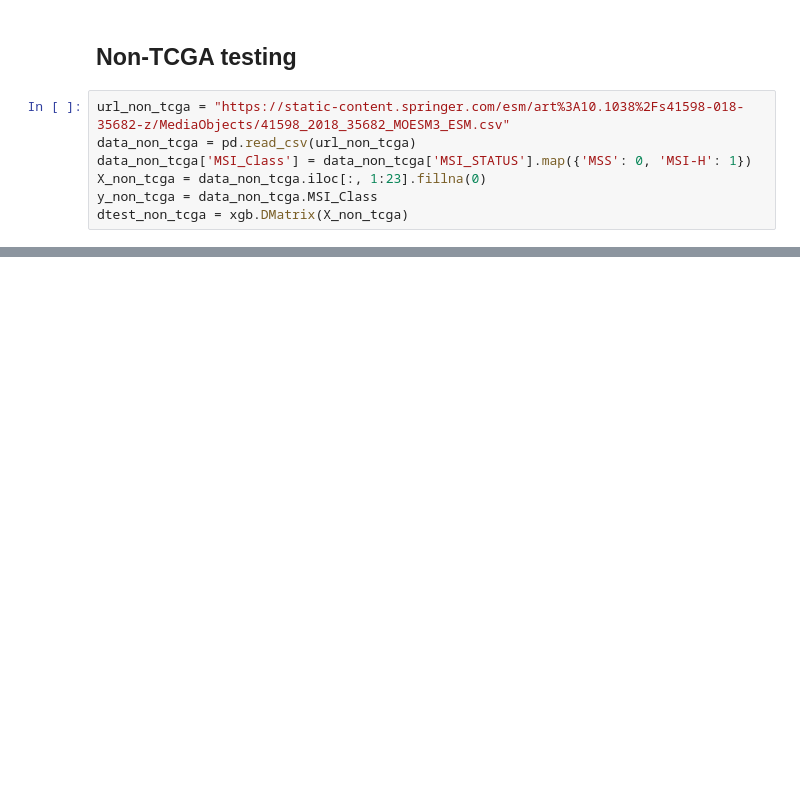
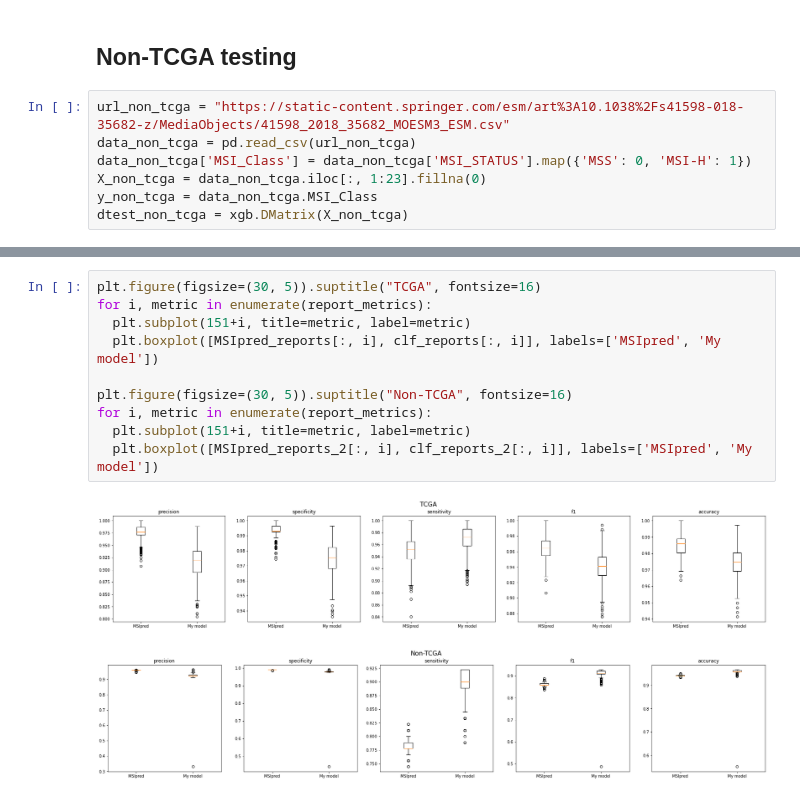
Before and after one commit to ThewBear/biomedical-engineering, a Jupyter notebook: MSIpred2.ipynb, the cells around one changed output, grey strips where cells are left out. Cells and saved outputs as stored; diff of their text form; blank space fills up the shorter version.

```diff
--- a/MSIpred2.ipynb
+++ b/MSIpred2.ipynb
@@ -293,0 +356,13 @@ weighted avg     0.9641    0.9641    0.9641       390
+# %%
+plt.figure(figsize=(30, 5)).suptitle("TCGA", fontsize=16)
+for i, metric in enumerate(report_metrics):
+  plt.subplot(151+i, title=metric, label=metric)
+  plt.boxplot([MSIpred_reports[:, i], clf_reports[:, i]], labels=['MSIpred', 'My model'])
+
+plt.figure(figsize=(30, 5)).suptitle("Non-TCGA", fontsize=16)
+for i, metric in enumerate(report_metrics):
+  plt.subplot(151+i, title=metric, label=metric)
+  plt.boxplot([MSIpred_reports_2[:, i], clf_reports_2[:, i]], labels=['MSIpred', 'My model'])
+# %% [output]
+[figure, added]
+[figure, added]
```
Also changed, not shown: parts of 19 cells of this notebook.
